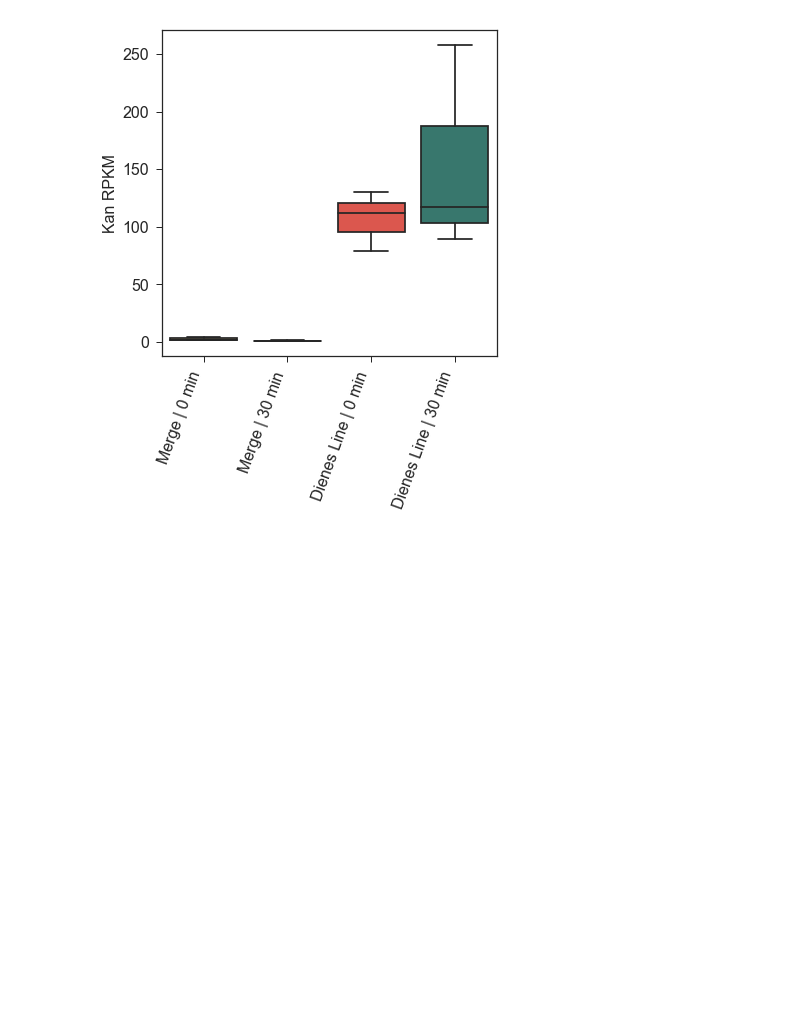
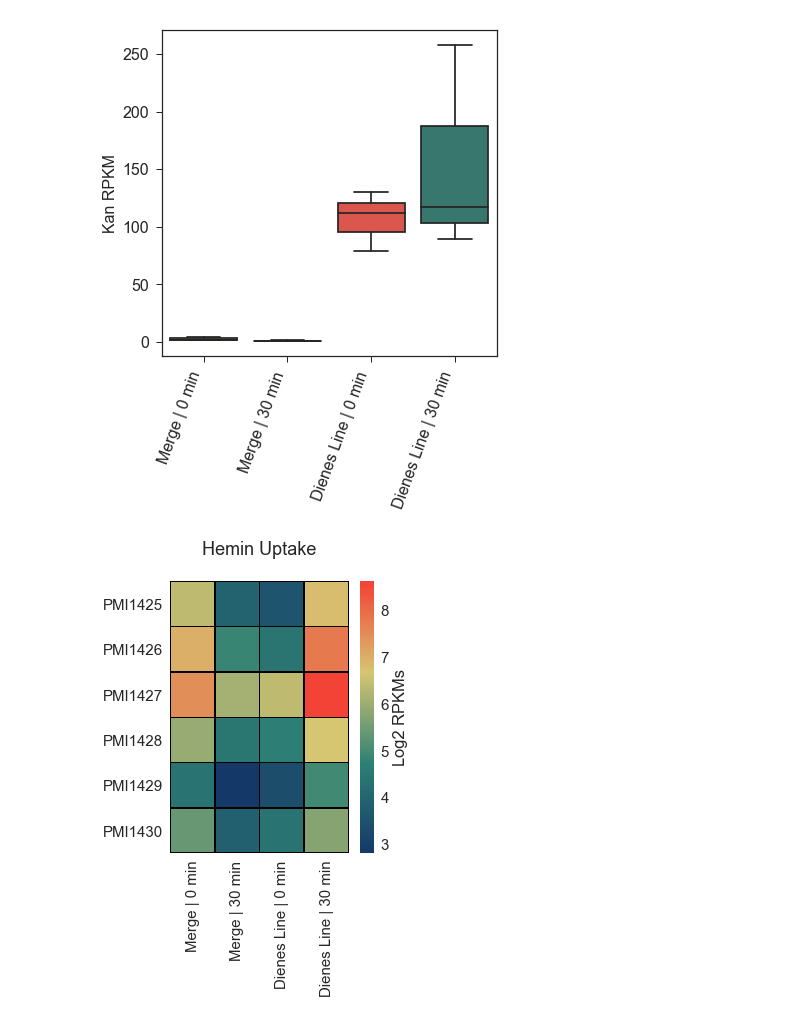
Before and after one commit to ASintsova/spatial_dynamics_of_gene_expression_in_response_to_T6SS_attack, a Jupyter notebook: lib/figure_3.ipynb, the cells around one changed output. Drawn from its saved outputs; the diff is of its cells as text; code cells hidden in the pictures; blank space fills up the shorter version.

Commit message:
Adding more tables, figure 7: T6SS expression

```diff
--- a/lib/figure_3.ipynb
+++ b/lib/figure_3.ipynb
@@ -256,3 +221,12 @@ ax.set_ylabel(ax.get_ylabel(), fontsize=16)
 fig.savefig(os.path.join(figures_folder, "2018-07-02-proteus_rnaseq_figure_3d.png"), dpi=300, bbox_inches="tight")
 # %% [output]
 [figure]
+# %%
+hemin = ["PMI1425", "PMI1426", "PMI1427", "PMI1428", "PMI1429", "PMI1430"]
+sns.set(font_scale=1.5)
+
+fig = vis.draw_heatmap_of_subset(hemin, meta, "Hemin Uptake\n",
+                          rpkms, samples, my_cmap, (4,5), ["Case6", "Case5", "Case9", "Case10"])
+fig.savefig(os.path.join(figures_folder, "2018-07-03-proteus_rnaseq_supplemental_figure_1a.png"), dpi=300, bbox_inches="tight")
+# %% [output]
+[figure, added]
```
Also changed, not shown: parts of 8 cells of this notebook, 4 other files.
